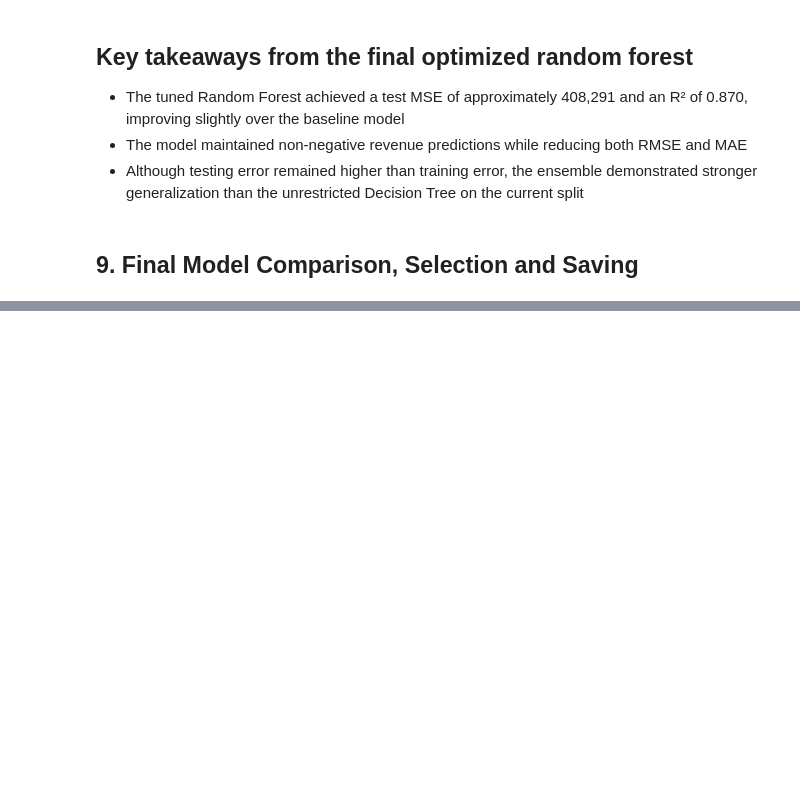
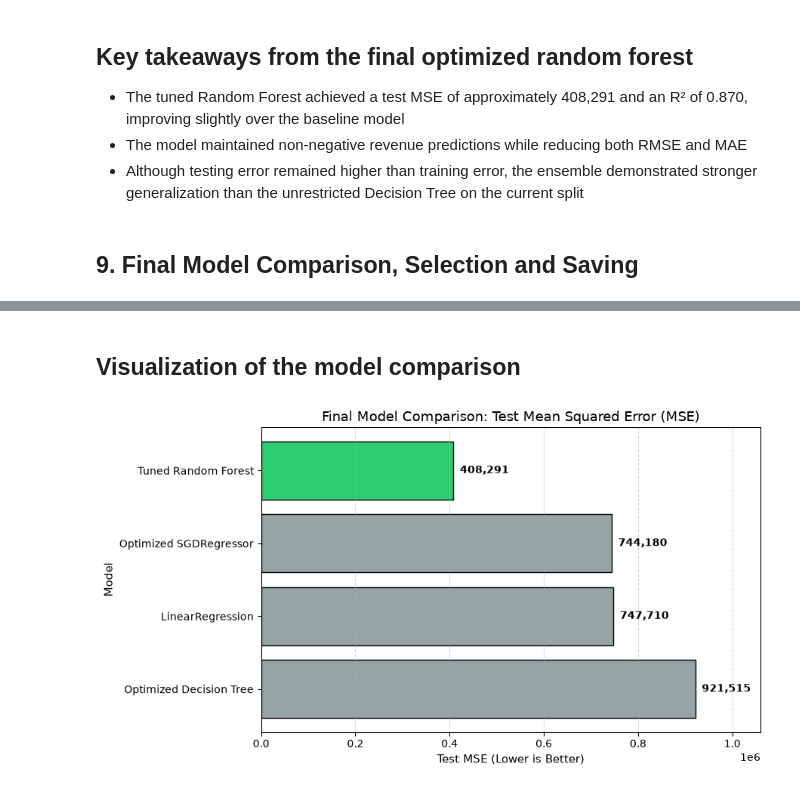
Before and after one commit to L-nsamba/linear_regression_model, a Jupyter notebook: summative/linear_regression/multivariate.ipynb, the cells around one changed output, grey strips where cells are left out. Cells and saved outputs as stored; diff of their text form; code cells hidden in the pictures; blank space fills up the shorter version.

```diff
--- a/summative/linear_regression/multivariate.ipynb
+++ b/summative/linear_regression/multivariate.ipynb
@@ -1585,0 +1599,13 @@ display(pd.DataFrame([rf_final_metrics]))
+# %%
+# Combining all four model dictionaries into a single Dataframe
+final_comparison_df = pd.DataFrame(
+    [sgd_final_metrics, linear_metrics, dt_final_metrics, rf_final_metrics]
+)
+
+# Sorting by TEST MSE in ascending order (Lowest error)
+final_comparison_df = final_comparison_df.sort_values(
+    by="Test MSE", ascending=True
+).reset_index(drop=True)
+
+# Displaying the final comparison table
+display(final_comparison_df)
@@ -1585,0 +1618,42 @@ display(pd.DataFrame([rf_final_metrics]))
+# %% [markdown]
+## Visualization of the model comparison
+# %%
+# Creating a copy sorted descending so the best model (Lowest MSE) appears at the top
+plot_df = final_comparison_df.sort_values(by="Test MSE", ascending=False)
+
+# Initializing the figure
+plt.figure(figsize=(9, 5))
+
+# Highlighting the winning model
+colors = ["#95a5a6"] * (len(plot_df) - 1) + ["#2ecc71"]
+
+bars = plt.barh(
+    plot_df["Model"], plot_df["Test MSE"], color=colors, edgecolor="black"
+)
+
+# Adding Test MSE data labels to the end of each bar
+for bar in bars:
+  width = bar.get_width()
+  plt.text(
+      width + (plot_df["Test MSE"].max() * 0.015),
+      bar.get_y() + bar.get_height() / 2,
+      f"{width:,.0f}",
+      va="center",
+      ha="left",
+      fontsize=10,
+      fontweight="bold",
+  )
+
+# Label formatting
+plt.xlabel("Test MSE (Lower is Better)", fontsize=11)
+plt.ylabel("Model", fontsize=11)
+plt.title("Final Model Comparison: Test Mean Squared Error (MSE)", fontsize=13)
+plt.xlim(
+    0, plot_df["Test MSE"].max() * 1.15
+)
+plt.grid(axis="x", linestyle="--", alpha=0.5)
+plt.tight_layout()
+
+plt.show()
+# %% [output]
+[figure, added]
```
Also changed, not shown: parts of 7 cells of this notebook.
